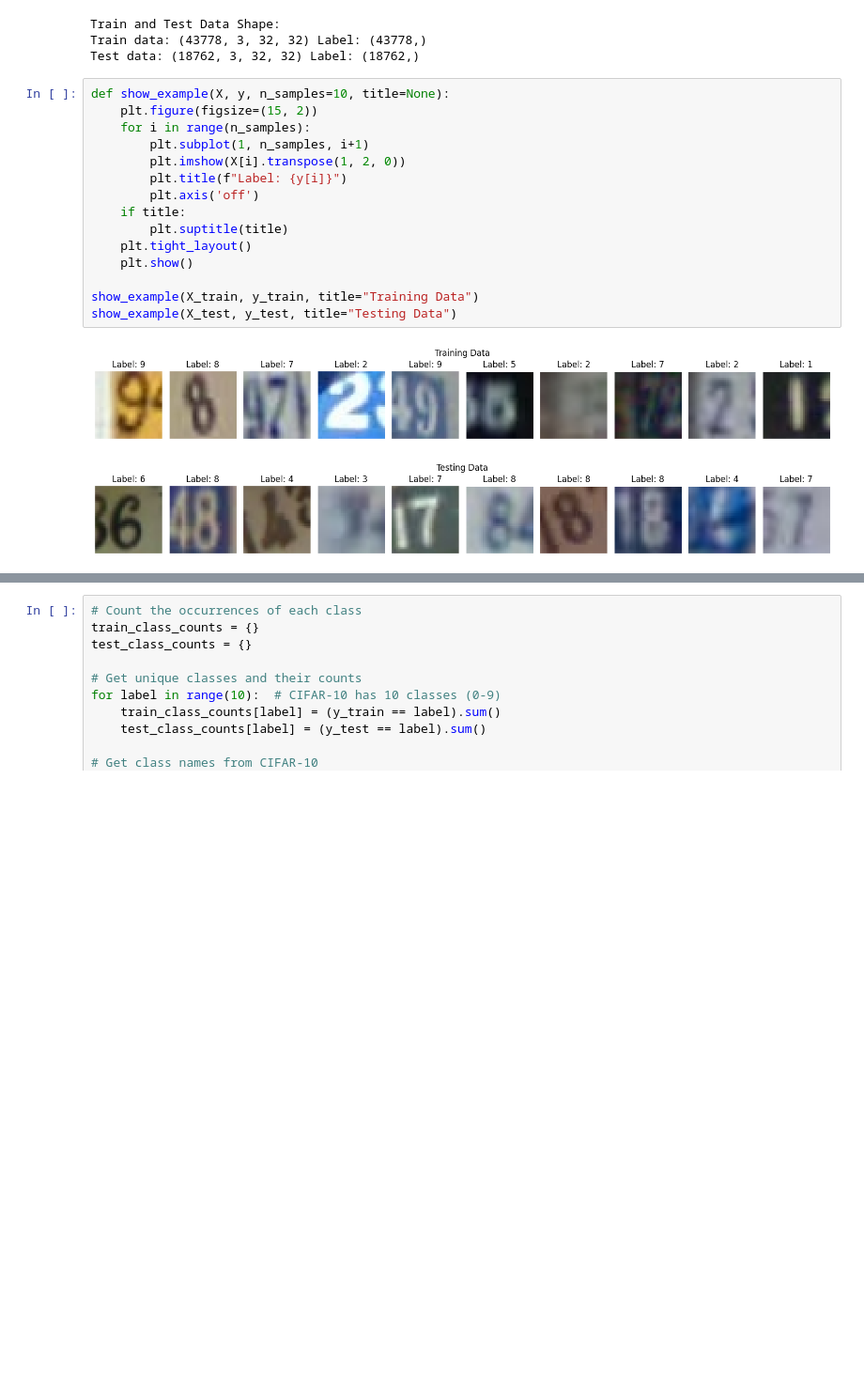
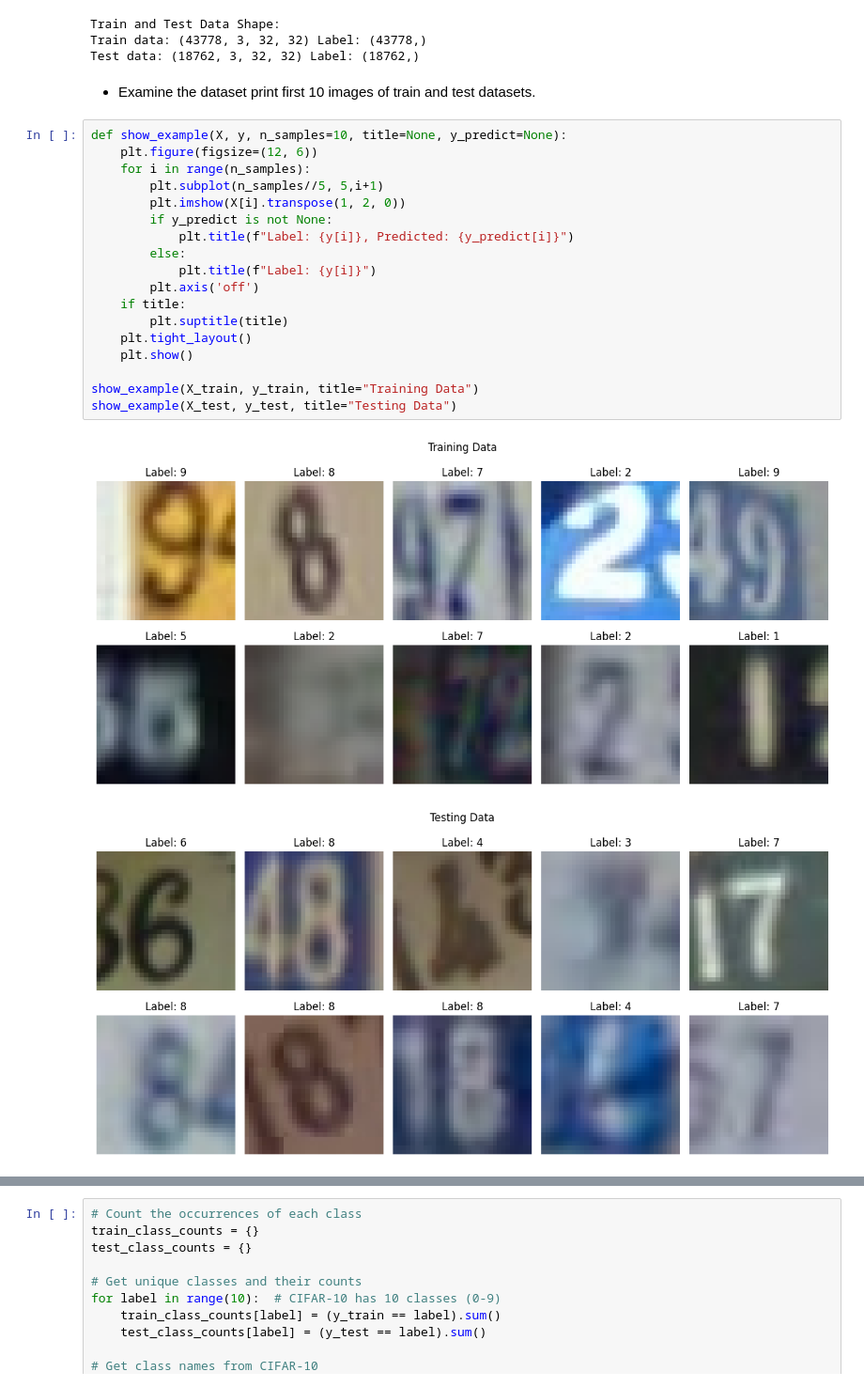
Before and after one commit to innozent/security_capstone, a Jupyter notebook: group5_project.ipynb, the cells around one changed output, grey strips where cells are left out. Shown at 94% size. Drawn from its saved outputs; the diff is of its cells as text; blank space fills up the shorter version.

```diff
--- a/group5_project.ipynb
+++ b/group5_project.ipynb
@@ -82,21 +103,26 @@ print("Test data:", X_test.shape, "Label:", y_test.shape)
 Train and Test Data Shape:
 Train data: (43778, 3, 32, 32) Label: (43778,)
 Test data: (18762, 3, 32, 32) Label: (18762,)
+# %% [markdown]
+- Examine the dataset print first 10 images of train and test datasets.
 # %%
-def show_example(X, y, n_samples=10, title=None):
-    plt.figure(figsize=(15, 2))
+def show_example(X, y, n_samples=10, title=None, y_predict=None):
+    plt.figure(figsize=(12, 6))
     for i in range(n_samples):
-        plt.subplot(1, n_samples, i+1)
+        plt.subplot(n_samples//5, 5,i+1)
         plt.imshow(X[i].transpose(1, 2, 0))
-        plt.title(f"Label: {y[i]}")
+        if y_predict is not None:
+            plt.title(f"Label: {y[i]}, Predicted: {y_predict[i]}")
+        else:
+            plt.title(f"Label: {y[i]}")
         plt.axis('off')
     if title:
         plt.suptitle(title)
     plt.tight_layout()
     plt.show()
 
 show_example(X_train, y_train, title="Training Data")
 show_example(X_test, y_test, title="Testing Data")
 # %% [output]
-[figure, old version]
+[figure, new version]
-[figure, old version]
+[figure, new version]
```
Also changed, not shown: parts of 78 cells of this notebook, 2 other files.
